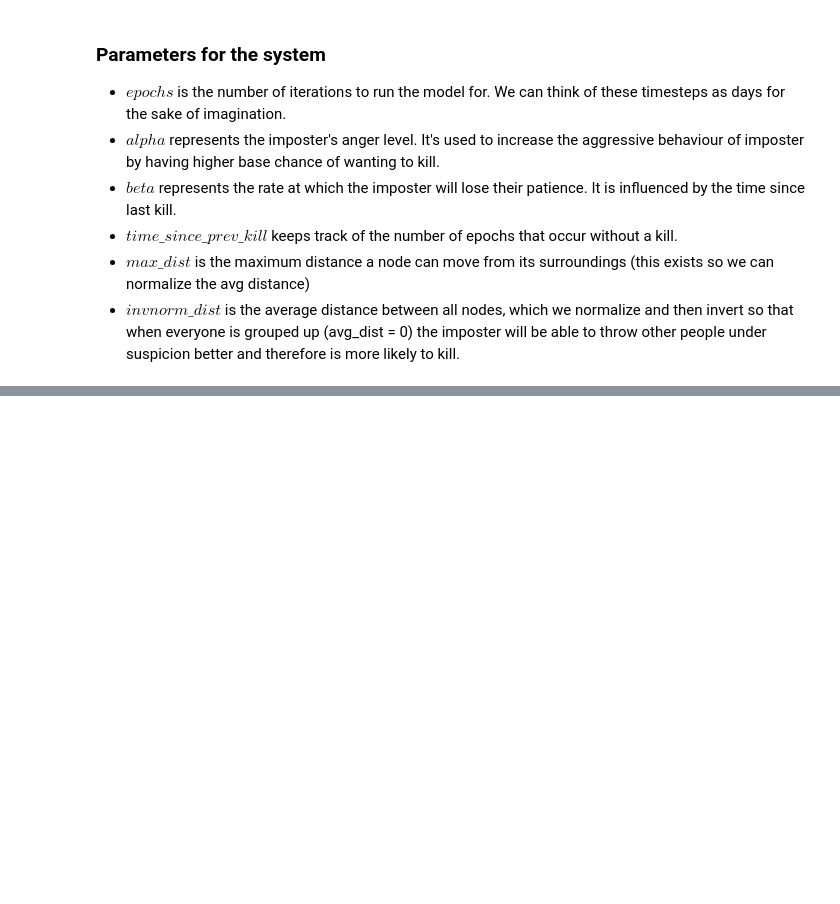
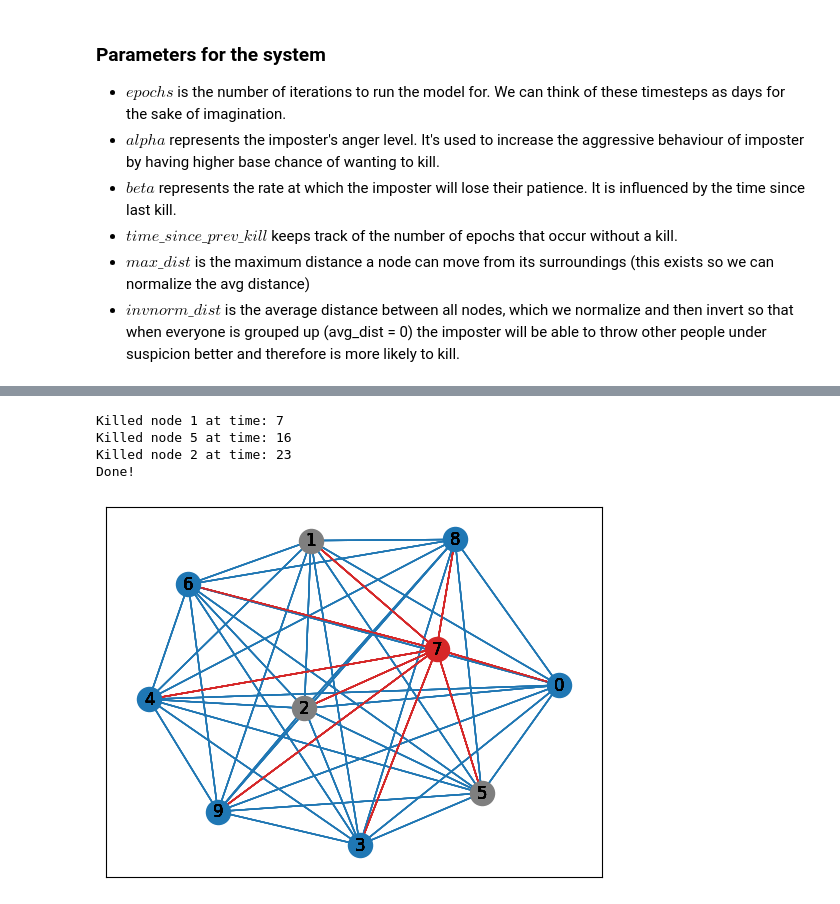
Before and after one commit to trueshiba/MOCS-social-deduction-model, a Jupyter notebook: amongus.ipynb, the cells around one changed output, grey strips where cells are left out. Drawn from its saved outputs; the diff is of its cells as text; code cells hidden in the pictures; blank space fills up the shorter version.

```diff
--- a/amongus.ipynb
+++ b/amongus.ipynb
@@ -148,0 +144,15 @@ Done!
+# %%
+# Params: See above for explanations
+epochs = 25
+alpha = 0.5
+beta = 0.1
+max_dist = 20
+
+run_simulation(social_net, alive_nodes, epochs, alpha, beta, max_dist)
+draw_network(social_net, edge_list, sus_edges)
+# %% [output]
+Killed node 1 at time: 7
+Killed node 5 at time: 16
+Killed node 2 at time: 23
+Done!
+[figure, added]
```
Also changed, not shown: parts of 8 cells of this notebook.
